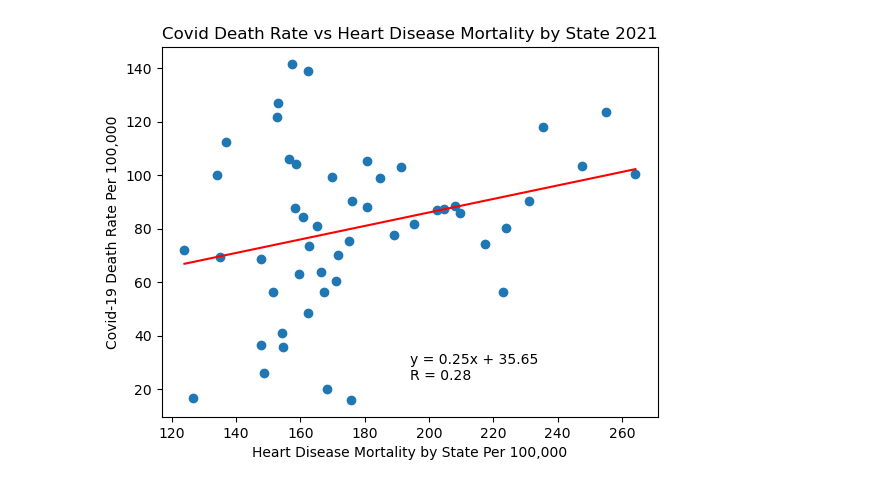
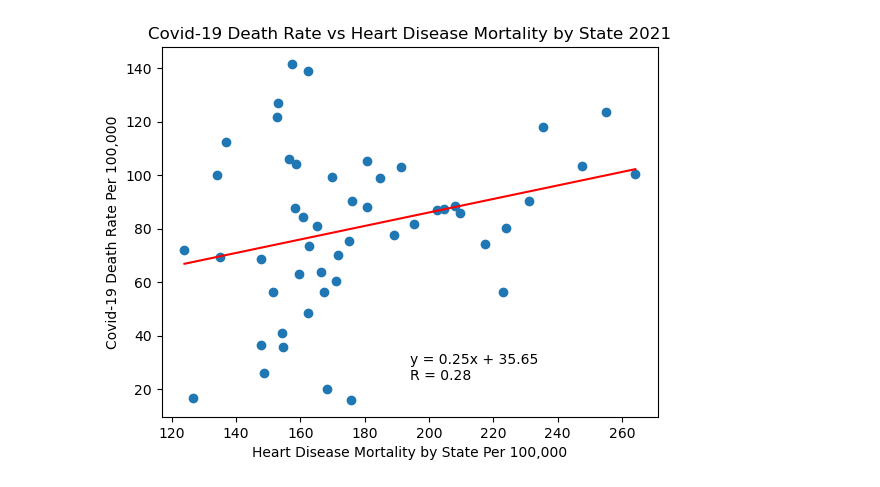
Before and after one commit to btdeering/project-1, a Jupyter notebook: Covid Death Rates vs Heart Disease Death Rates per State.ipynb, the cells around one changed output. Cells and saved outputs as stored; diff of their text form; code cells hidden in the pictures.

```diff
--- a/Covid Death Rates vs Heart Disease Death Rates per State.ipynb
+++ b/Covid Death Rates vs Heart Disease Death Rates per State.ipynb
@@ -1,22 +1,21 @@
 # %%
 import pandas as pd
 import matplotlib.pyplot as plt
-from matplotlib.colors import ListedColormap
 from scipy.stats import linregress
 
 data = pd.read_csv("C:\\Users\\btdee\\project-1\\data\\Heart_Covid.csv")
 
 plt.scatter(data['Heart_Rate'], data['Covid_Rate'])
 plt.xlabel('Heart Disease Mortality by State Per 100,000')
 plt.ylabel('Covid-19 Death Rate Per 100,000')
-plt.title('Covid Death Rate vs Heart Disease Mortality by State 2021')
+plt.title('Covid-19 Death Rate vs Heart Disease Mortality by State 2021')
 
 slope, intercept, r_value, p_value, std_err = linregress(data['Heart_Rate'], data['Covid_Rate'])
 plt.plot(data['Heart_Rate'], intercept + slope * data['Heart_Rate'], 'r')
 
 equation = f'y = {slope:.2f}x + {intercept:.2f}\nR = {r_value:.2f}'
 plt.text(0.5, 0.1, equation, transform=plt.gca().transAxes)
 
 plt.show()
 # %% [output]
-[figure, old version]
+[figure, new version]
```
Also changed, not shown: parts of 1 cell of this notebook, 3 other files.
